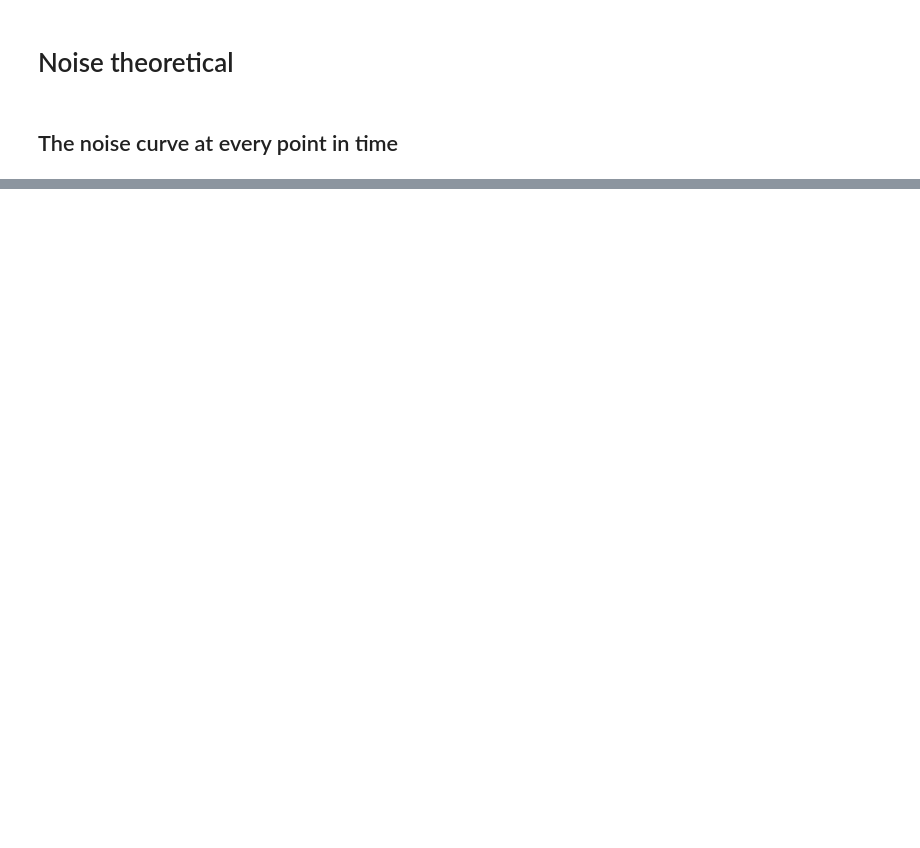
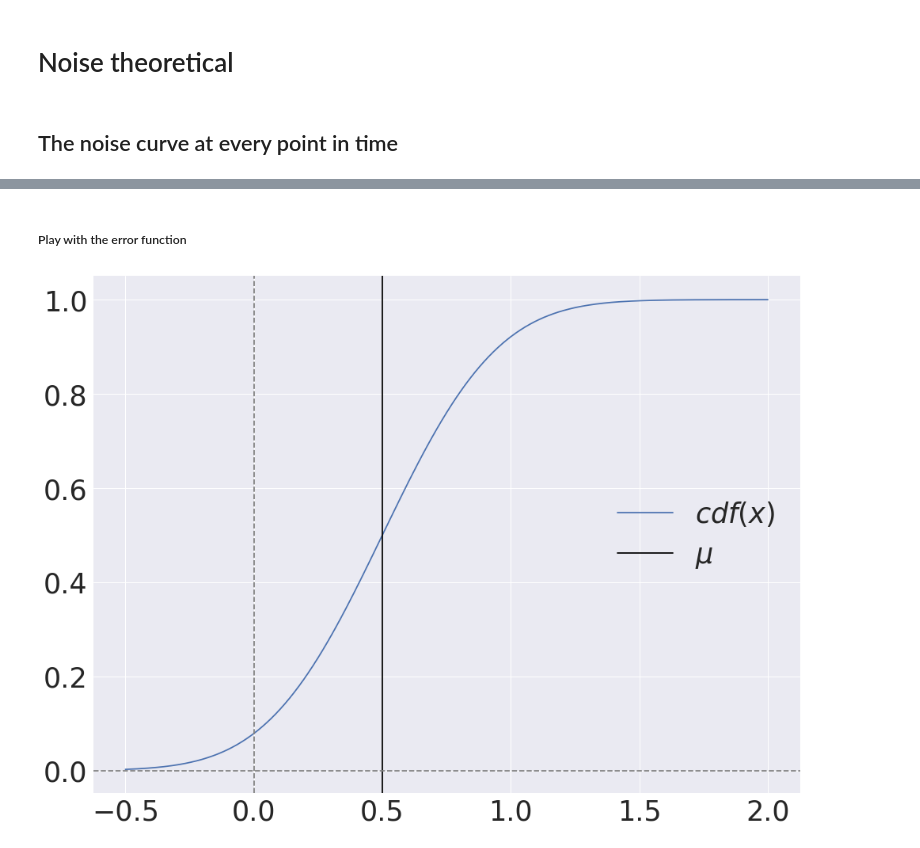
Before and after one commit to h-mayorquin/BCPNN_sequences, a Jupyter notebook: jupyter/2018-06-13(Noise theoretical).ipynb, the cells around one changed output, grey strips where cells are left out. Drawn from its saved outputs; the diff is of its cells as text; code cells hidden in the pictures; blank space fills up the shorter version.

```diff
--- a/jupyter/2018-06-13(Noise theoretical).ipynb
+++ b/jupyter/2018-06-13(Noise theoretical).ipynb
@@ -86,0 +138,21 @@ array([ 0.25   ,  0.25   ,  0.25   ,  0.25   ,  0.25   ,  0.25   ,
+# %% [markdown]
+##### Play with the error function
+# %%
+x = np.linspace(-0.5, 2.0, num=1000)
+mu = 0.5
+sigma = 5.0
+standard = np.sqrt(tau_m) * sigma
+argument = (x - mu) / standard
+y = 0.5 * (1 + erf(argument))
+
+
+fig = plt.figure(figsize=(16, 12))
+ax = fig.add_subplot(111)
+
+ax.plot(x, y, label=r'$cdf(x)$')
+ax.axvline(mu, ls='-', color='black', label=r'$\mu$')
+ax.axhline(0, ls='--', color='gray')
+ax.axvline(0, ls='--', color='gray')
+ax.legend();
+# %% [output]
+[figure, added]
```
Also changed, not shown: parts of 31 cells of this notebook, 5 other files.
